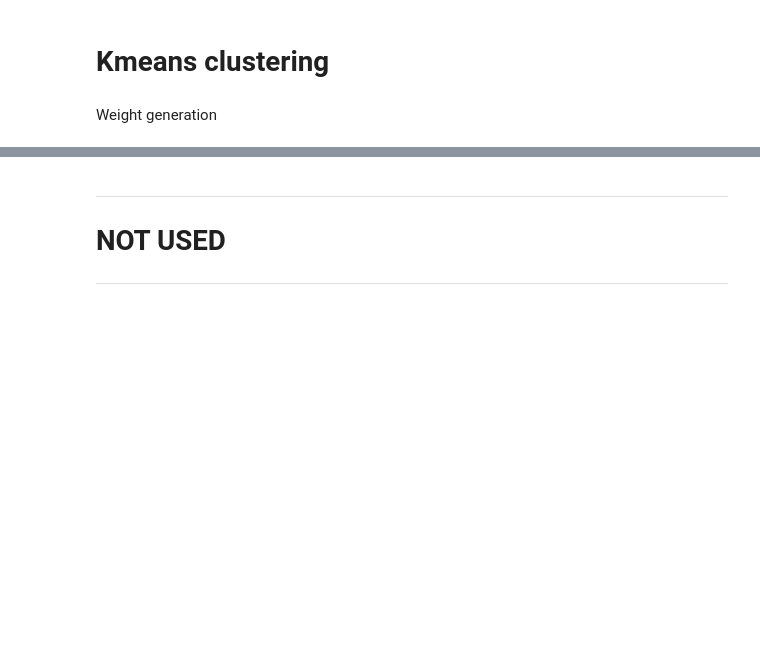
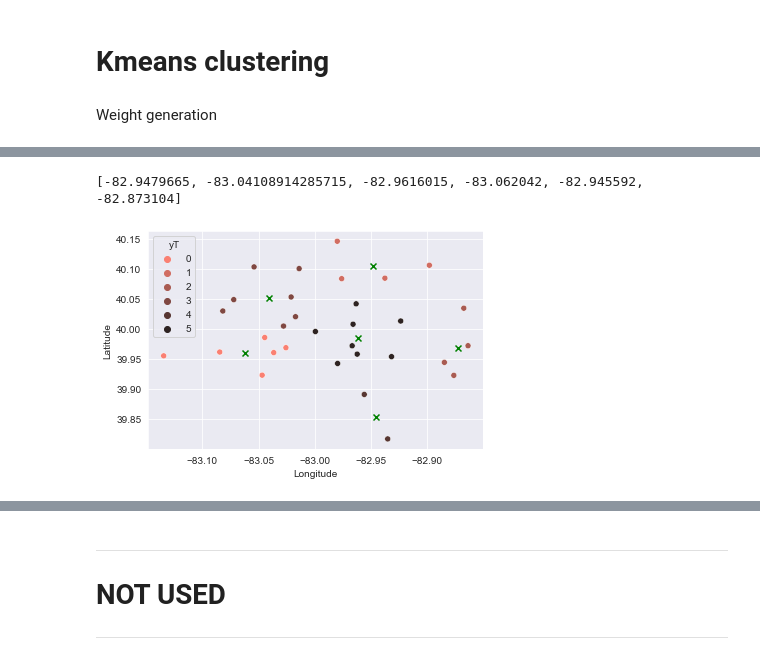
Before and after one commit to stein463/AppliedDataScienceCapstoneIBM, a Jupyter notebook: FinalProjectForIBMDataScienceCertification.ipynb, the cells around one changed output, grey strips where cells are left out. Cells and saved outputs as stored; diff of their text form; code cells hidden in the pictures; blank space fills up the shorter version.

```diff
--- a/FinalProjectForIBMDataScienceCertification.ipynb
+++ b/FinalProjectForIBMDataScienceCertification.ipynb
@@ -979,0 +980,11 @@ ValueError: Input contains NaN, infinity or a value too large for dtype('float64
+# %%
+kmeans = KMeans(n_clusters=6)
+kmeansfit = kmeans.fit(lat_long_df)
+y_kmeans = kmeans.predict(lat_long_df)
+lat_long_dfktemp = lat_long_df.copy()
+lat_long_dfktemp['yT'] = kmeansfit.labels_
+tPlot(lat_long_dfktemp)
+print([lat_long_dfktemp[lat_long_dfktemp.yT == i].Longitude.mean() for i in lat_long_dfktemp.yT.unique()])
+# %% [output]
+[-82.9479665, -83.04108914285715, -82.9616015, -83.062042, -82.945592, -82.873104]
+[figure, added]
```
Also changed, not shown: parts of 22 cells of this notebook, 1 other file.
